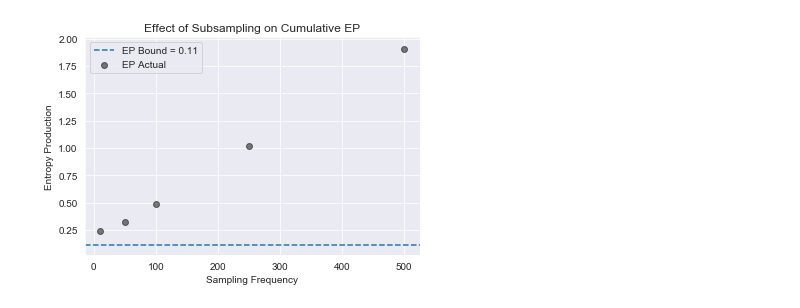
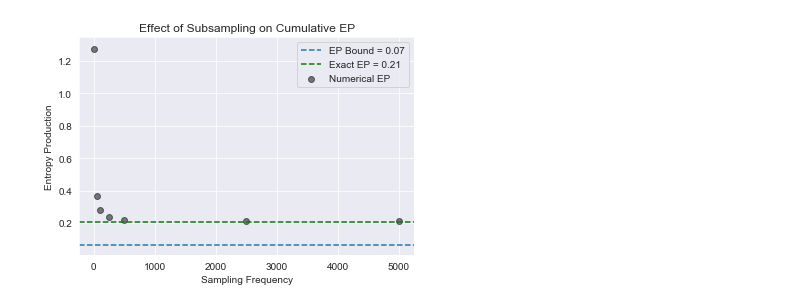
Before and after one commit to jakehanson/Stochastic_Thermo, a Jupyter notebook: Code/Varying R Matrix.ipynb, the cells around one changed output. Cells and saved outputs as stored; diff of their text form; code cells hidden in the pictures.

```diff
--- a/Code/Varying R Matrix.ipynb
+++ b/Code/Varying R Matrix.ipynb
@@ -117,16 +203,17 @@ plt.show()
 # %%
-sampling_rate = [500,250,100,50,10]
+sampling_rate = [5000,2500,500,250,100,50,10]
 
 cumulative_EPs = []
 
 for s in sampling_rate:
     print("Sampling rate = ",s)
-    indices = np.linspace(0,500,s+1,dtype=int)
+    dt = t_array[-1]/s
+    indices = np.linspace(0,sampling_rate[0],s+1,dtype=int)
     new_array = np.copy(p_array[indices])
     cumulative_EP = 0.
     for i in range(len(new_array)):
         p_current = new_array[i]
-        cumulative_EP = cumulative_EP + thermo_tools.get_EP(W,p_current)
+        cumulative_EP = cumulative_EP + thermo_tools.get_EP(W,p_current,dt)
         print("\t",cumulative_EP)
     cumulative_EPs.append(cumulative_EP)
 
@@ -156,11 +239,12 @@ EP_bound[0]
 # %%
-plt.axhline(EP_bound[0],label='EP Bound = 0.11',linestyle='dashed')
-plt.scatter(sampling_rate,cumulative_EPs,alpha=0.5,color='black',label='EP Actual')
+plt.axhline(EP_bound[0],label='EP Bound = {:.2f}'.format(EP_bound[0]),linestyle='dashed')
+plt.axhline(EP_exact,label='Exact EP = {:.2f}'.format(EP_exact),linestyle='dashed',color='green')
+plt.scatter(sampling_rate,cumulative_EPs,alpha=0.5,color='black',label='Numerical EP')
 plt.xlabel('Sampling Frequency')
 plt.ylabel('Entropy Production')
 plt.title('Effect of Subsampling on Cumulative EP')
 plt.legend(loc='best')
-plt.savefig('subsample.pdf')
+plt.savefig('subsample3.pdf')
 plt.show()
 # %% [output]
-[figure, old version]
+[figure, new version]
```
Also changed, not shown: parts of 8 cells of this notebook.
